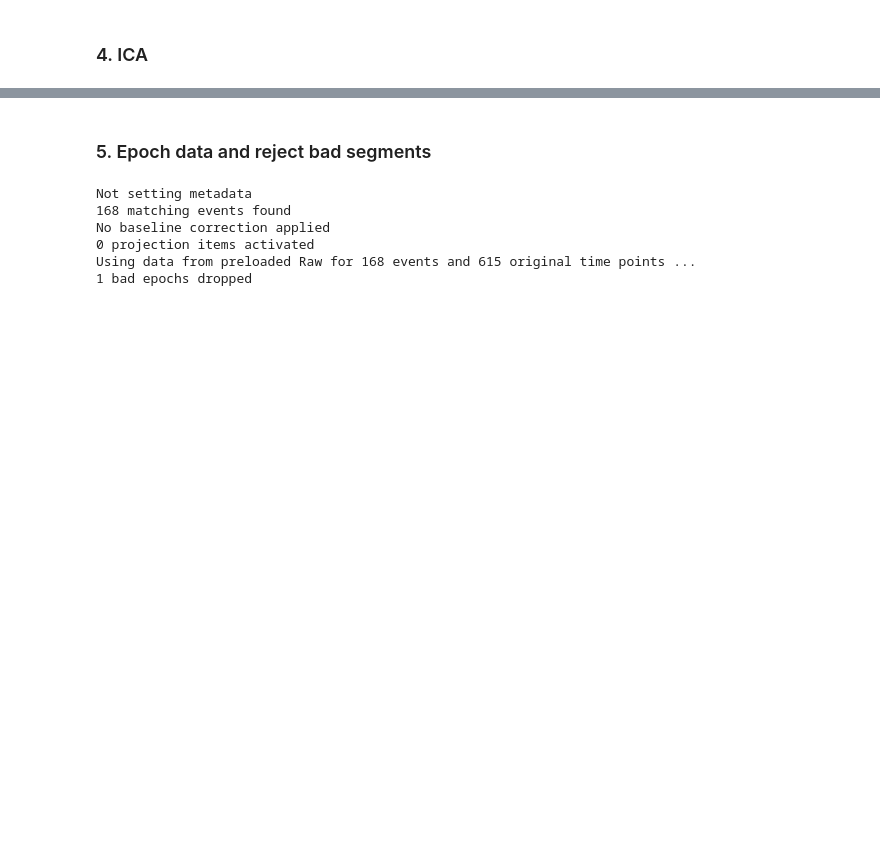
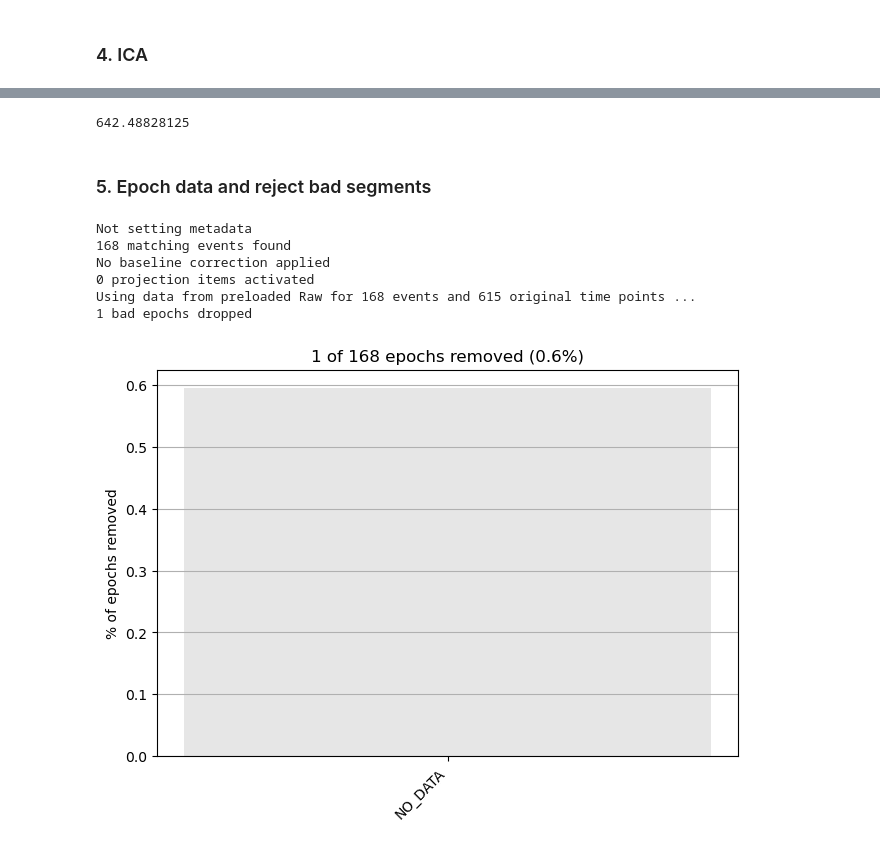
Before and after one commit to Yeganehfrh/MovieEEG-SourcePipeline, a Jupyter notebook: notebooks/Preprocessing.ipynb, the cells around one changed output, grey strips where cells are left out. Drawn from its saved outputs; the diff is of its cells as text; code cells hidden in the pictures; blank space fills up the shorter version.

Commit message:
add ica report + apply ica to original, not filtered data

```diff
--- a/notebooks/Preprocessing.ipynb
+++ b/notebooks/Preprocessing.ipynb
@@ -250,7 +250,7 @@ none
 ### 1. open data
 # %%
 # open raw
-sub_id = '02'
+sub_id = '03'
 movie = 'art'
 order = 'nl'
 movie_order = movie + '_' + order
@@ -302,15 +341,15 @@ raw.notch_filter([50, 100])
 # %% [markdown]
 ### 4. ICA
 # %%
-raw_filt = raw.copy().filter(1., 40., picks="eeg")
-
 # Vertical EOG proxy: Fp1 - Cz
-raw_filt = mne.set_bipolar_reference(raw_filt, "Fp1", "Cz", ch_name="VEOG", drop_refs=False)
-raw_filt.set_channel_types({"VEOG": "eog"})
+raw = mne.set_bipolar_reference(raw, "Fp1", "Cz", ch_name="VEOG", drop_refs=False)
+raw.set_channel_types({"VEOG": "eog"})
 
 # Horizontal EOG proxy (optional): F7 - F8
-raw_filt = mne.set_bipolar_reference(raw_filt, "F7", "F8", ch_name="HEOG", drop_refs=False)
-raw_filt.set_channel_types({"HEOG": "eog"})
+raw = mne.set_bipolar_reference(raw, "F7", "F8", ch_name="HEOG", drop_refs=False)
+raw.set_channel_types({"HEOG": "eog"})
+
+raw_filt = raw.copy().filter(1., 40., picks=["eeg", "eog"])
 
 ica = mne.preprocessing.ICA(n_components=0.99, method="fastica", random_state=97)
 ica.fit(raw_filt)
@@ -322,8 +361,6 @@ eog_inds_v = [i for i in eog_inds_v if abs(scores_v[i]) >= 0.5]
 eog_inds_h = [i for i in eog_inds_h if abs(scores_h[i]) >= 0.5]
 
 bad_ic = sorted(set(eog_inds_v + eog_inds_h))
+ica.exclude = bad_ic
 
-ica.exclude = bad_ic
-raw_ica = ica.apply(raw_filt.copy())
-
-raw_ica.plot(n_channels=34)
+raw_ica = ica.apply(raw.copy())
@@ -329,0 +385,4 @@ raw_ica.plot(n_channels=34)
+# %%
+raw.get_data().shape[1] / raw.info['sfreq']  # duration in seconds
+# %% [output]
+642.48828125
@@ -332,31 +438,33 @@ raw_ica.plot(n_channels=34)
 # %%
 # TODO: move this chuch to open data
 cuts_art_l = pd.read_csv('data/Art_l_all_cuts.csv')  # epoch the data based on the cuts
 cuts_art_l = cuts_art_l[cuts_art_l['Time'] >= 0]  # Drop sentinel (-1), keep real cuts (including 0)
 
 events = []
 for _, row in cuts_art_l.iterrows():
     sample = row['Time']
     events.append([int(sample * raw.info['sfreq']+ raw.first_samp), 0, 1])  # first sample is in fact equal to sub_offset * sampling_rate
 events = np.array(events, dtype=int)
 
 reject = dict(eeg=150e-6)  # 150 µV in Volts
-epochs = mne.Epochs(raw_ica,
+epochs_clean = mne.Epochs(raw_ica,
                     events,
                     event_id={'cuts': 1},
                     tmin=-0.2,
                     tmax=1,
                     baseline=None, # no baseline correction
                     preload=True,
                     reject=reject,
                     reject_by_annotation=True)
 
 epochs_clean.plot_drop_log()
 plt.show()
+drop_log = epochs_clean.drop_log
 # %% [output]
 Not setting metadata
 168 matching events found
 No baseline correction applied
 0 projection items activated
 Using data from preloaded Raw for 168 events and 615 original time points ...
 1 bad epochs dropped
+[figure, added]
```
Also changed, not shown: parts of 4 cells of this notebook.
